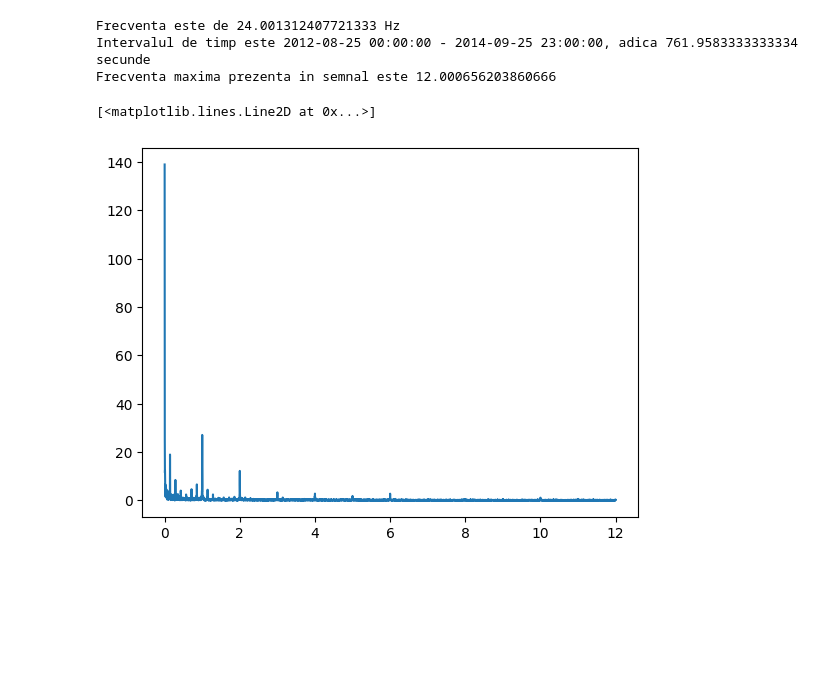
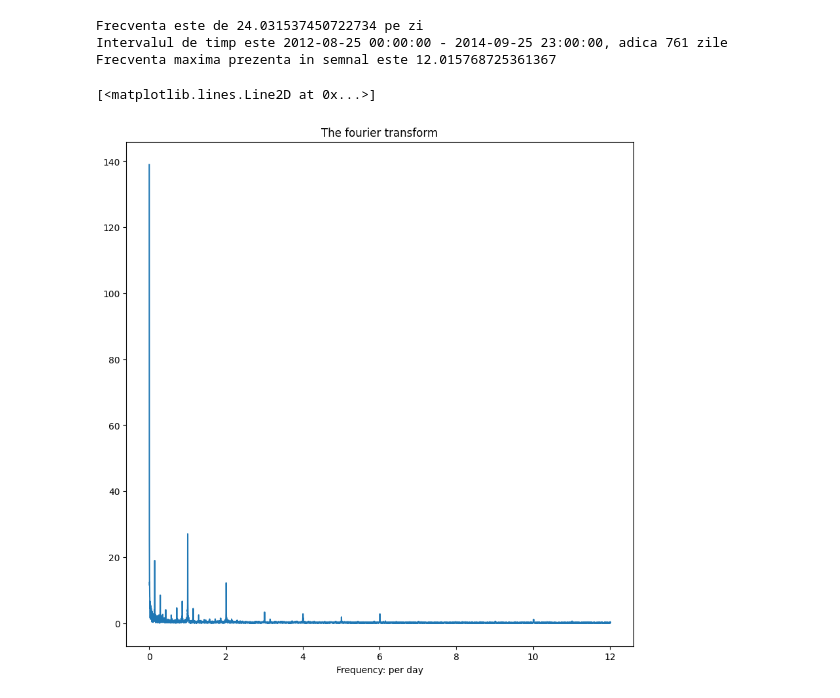
Before and after one commit to visanalexandru/SignalProcessing, a Jupyter notebook: Lab5/lab5.ipynb, the cells around one changed output. Drawn from its saved outputs; the diff is of its cells as text; code cells hidden in the pictures; blank space fills up the shorter version.

```diff
--- a/Lab5/lab5.ipynb
+++ b/Lab5/lab5.ipynb
@@ -17,23 +17,27 @@ last_date = dt.datetime.strptime(x["Datetime"][N-1], date_format)
 interval = (last_date-first_date).days
 frequency = N / interval
 
-print(f"Frecventa este de {frequency} Hz")
-print(f"Intervalul de timp este {first_date} - {last_date}, adica {interval} secunde")
+print(f"Frecventa este de {frequency} pe zi")
+print(f"Intervalul de timp este {first_date} - {last_date}, adica {interval} zile")
 print(f"Frecventa maxima prezenta in semnal este {frequency/2}")
 # %% [output]
-Frecventa este de 24.001312407721333 Hz
-Intervalul de timp este 2012-08-25 00:00:00 - 2014-09-25 23:00:00, adica 761.9583333333334 secunde
-Frecventa maxima prezenta in semnal este 12.000656203860666
+Frecventa este de 24.031537450722734 pe zi
+Intervalul de timp este 2012-08-25 00:00:00 - 2014-09-25 23:00:00, adica 761 zile
+Frecventa maxima prezenta in semnal este 12.015768725361367
 # %%
+fig, axs = plt.subplots(1, figsize=(10,10))
+
 # Computing the fourier transform.
 fft = np.fft.fft(samples)
-fft = np.abs(fft / len(samples))
-fft = fft[:len(samples)//2]
-f = frequency/N * np.linspace(0, N/2, N//2)
+fft = np.abs(fft / N)
+fft = fft[:N//2]
+f = frequency/N * np.linspace(0, N//2, N//2)
 
-plt.plot(f, fft)
+axs.set_title("The fourier transform")
+axs.set_xlabel("Frequency: per day")
+axs.plot(f, fft)
 # %% [output]
 [<matplotlib.lines.Line2D at 0x...>]
-[figure, old version]
+[figure, new version]
 # %%
 # Eliminating the continuous component
```
Also changed, not shown: parts of 5 cells of this notebook.
